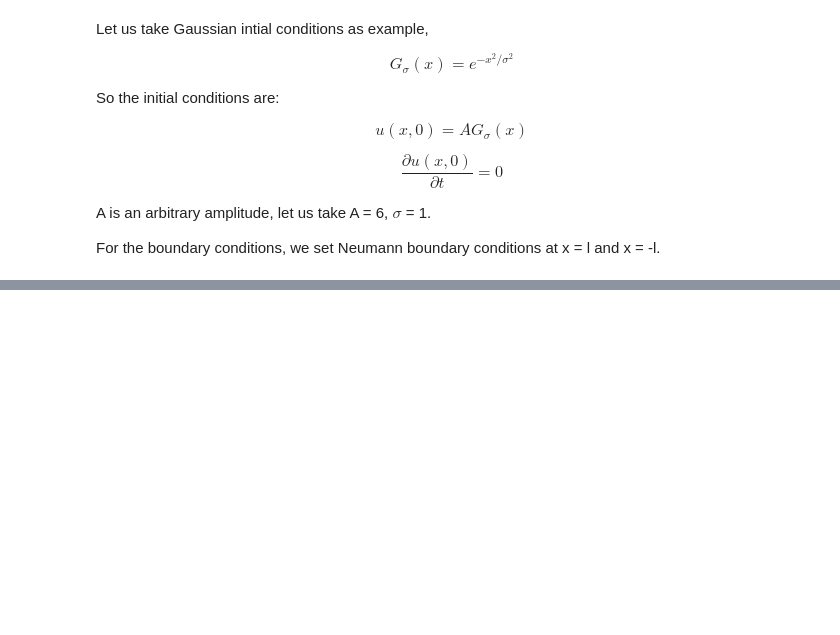
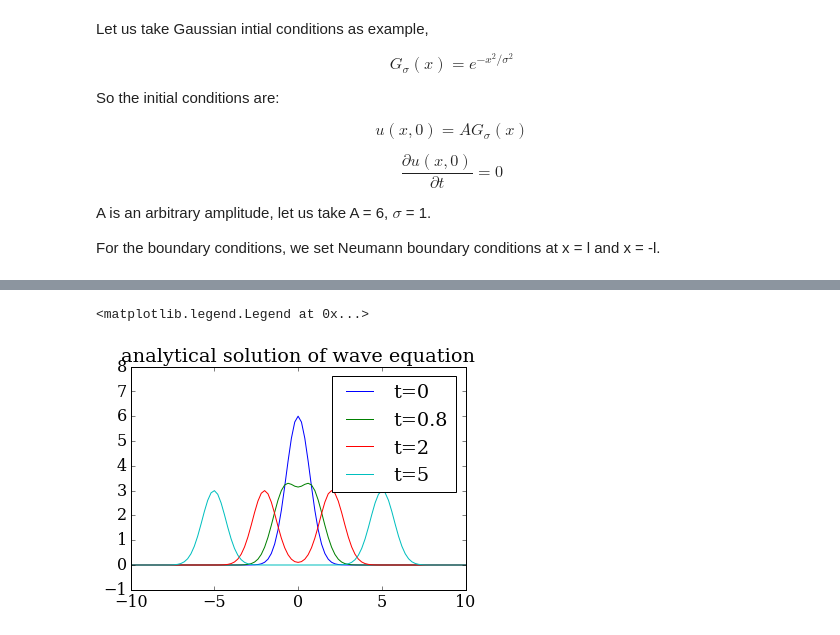
Before and after one commit to numerical-mooc/assignment-bank-2016, a Jupyter notebook: jiangtianliu/Wave_eqution_and_Klein-Gordon_equation.ipynb, the cells around one changed output, grey strips where cells are left out. Saved outputs shown, nothing was run; the diff lists cells and outputs as text; code cells hidden in the pictures; blank space fills up the shorter version.

```diff
--- a/jiangtianliu/Wave_eqution_and_Klein-Gordon_equation.ipynb
+++ b/jiangtianliu/Wave_eqution_and_Klein-Gordon_equation.ipynb
@@ -202,0 +218,20 @@ pyplot.ylim(-1,8)
+# %%
+#Plot the analytical solution
+A = 6
+u_analytical = numpy.zeros((nt, nx))
+t_set = numpy.linspace(0, T, nt)
+for i, t in enumerate(t_set):
+    u_analytical[i,:] = A/2*(numpy.exp(-(x+c*t/1)**2)\
+                              + numpy.exp(-(x-c*t/1)**2))
+# %%
+pyplot.figure(figsize=(6,4))
+pyplot.plot(x,u_analytical[0,:], label='t=0')
+pyplot.plot(x,u_analytical[int(0.8/dt),:], label='t=0.8')
+pyplot.plot(x,u_analytical[int(2/dt),:], label='t=2')
+pyplot.plot(x,u_analytical[int(5/dt),:], label='t=5')
+pyplot.ylim(-1,8)
+pyplot.title('analytical solution of wave equation')
+pyplot.legend(loc='best')
+# %% [output]
+<matplotlib.legend.Legend at 0x...>
+[figure, added]
```
Also changed, not shown: parts of 9 cells of this notebook.
